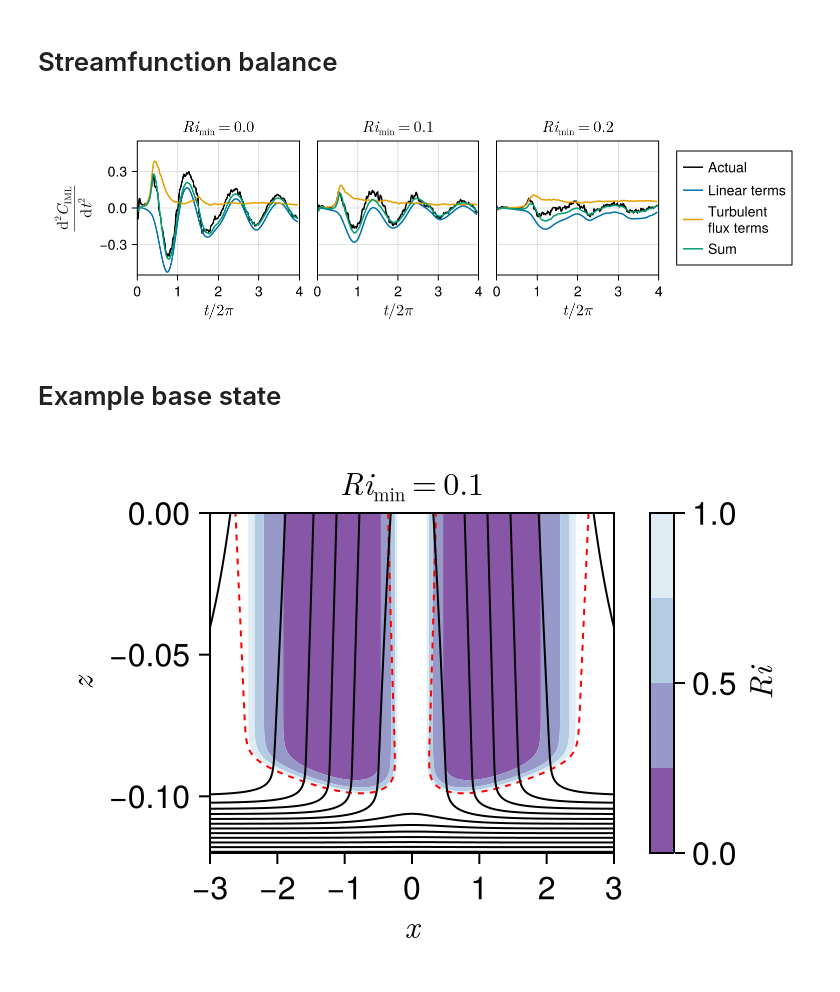
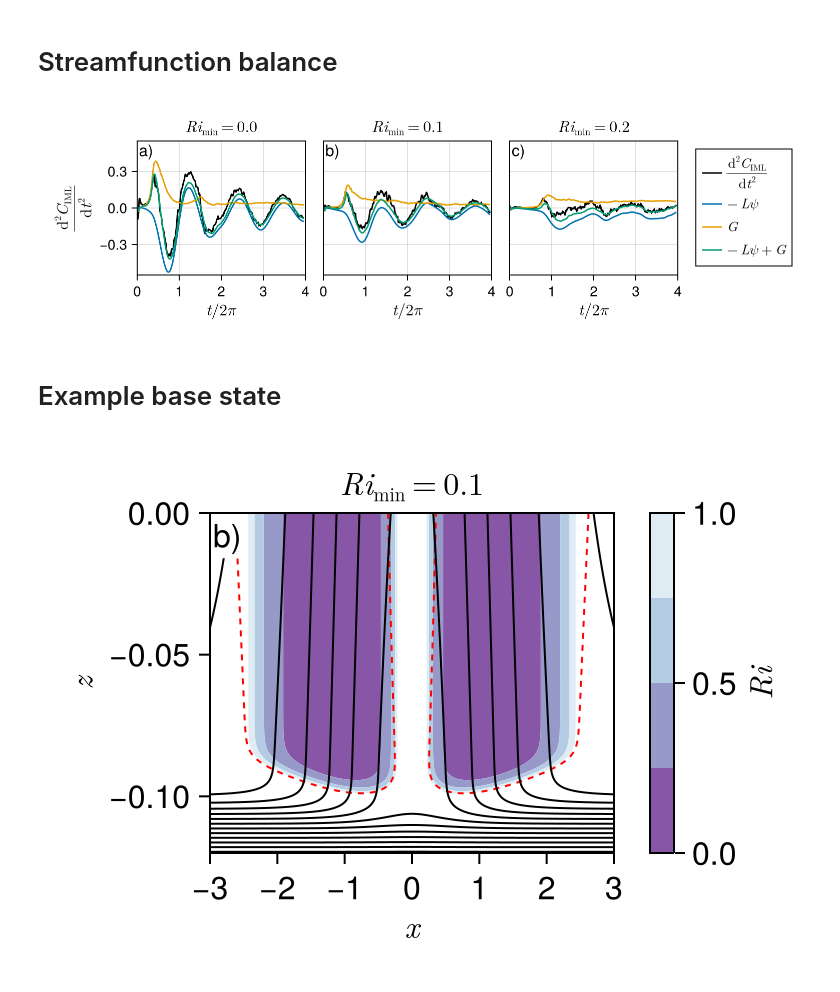
Before and after one commit to erin-atkinson/filament-instability, a Jupyter notebook: notebook/PaperFigures.ipynb, the cells around one changed output. Saved outputs shown, nothing was run; the diff lists cells and outputs as text; code cells hidden in the pictures.

```diff
--- a/notebook/PaperFigures.ipynb
+++ b/notebook/PaperFigures.ipynb
@@ -202,9 +239,22 @@ fig = let
         #contour!(ax, xs, zs, ψ; colormap=ψ_colors, linestyle=:dash, levels=ψ_levels, linewidth=1.5)
         ht
     end
+    map(enumerate(times)) do (i, t)
+        gl = GridLayout(fig[1, i],
+                tellwidth = false,
+                tellheight = false,
+                halign = :left,
+                valign = :top,
+            )
+            Box(gl[1, 1], color = :white, strokecolor = :black, strokewidth = 0)
+            Label(gl[1, 1], ["a)", "b)", "c)"][i],
+                fontsize = 16,
+                padding = (2, 2, 2, 2),
+            )
+    end
     Colorbar(fig[1, 4], hts[1]; label=L"\overline{q}")
     fig
 end
-#save("../output/paper_figures/v_figure.png", fig; px_per_unit=2)
+save("../output/paper_figures/q_figure.png", fig; px_per_unit=2)
 fig
 # %% [output]
@@ -212,5 +262,5 @@ fig
 # %%
-fig = let foldernames = foldernames[1:3]
+fig = let foldernames = foldernames[1:5]
     from_dfm = false
     fig = Figure(; size=(1000, 300)./1.3)
     # First figure is a plot of integrated PV
@@ -248,11 +298,11 @@ fig = let foldernames = foldernames[1:3]
             q_vol = map(iterations) do iteration
                 file["timeseries/q_vol$(from_dfm ? "_from_dfm" : "")/$iteration"][1]
             end
-            ts[init_iter:end], q_vol[init_iter:end] .- q_vol[init_iter]
+            ts[init_iter:end], q_vol[init_iter:end]# .- q_vol[init_iter]
         end
         lines!(ax, ts, q_vol)
     end
-    Legend(fig[1, 3], lns, runlabels[1:3], legendtitle)
+    Legend(fig[1, 3], lns, runlabels[1:5], legendtitle)
     fig
 end
 #save("../output/paper_figures/PV_figure.png", fig; px_per_unit=2)
@@ -262,7 +312,7 @@ fig
 # %% [markdown]
 # Surface buoyancy gradient
 # %%
-fig = let foldernames = foldernames[1:3]
+fig = let foldernames = foldernames[1:4]
     fig = Figure(; size=(1000, 300)./1.3)
     z = -0.01
     ax = Axis(fig[1, 1]; xlabel=L"t / 2\pi", ylabel=L"\frac{1}{2}b_x^2", limits=((0, 4), nothing), title="z=$z")
@@ -287,7 +337,7 @@ fig = let foldernames = foldernames[1:3]
         end
         lines!(ax, ts, M²)
     end
-    Legend(fig[1, 2], lns, runlabels[1:3], legendtitle)
+    Legend(fig[1, 2], lns, runlabels[1:4], legendtitle)
     fig
 end
 save("../output/paper_figures/buoyancy_gradient_figure.png", fig; px_per_unit=2)
@@ -436,35 +524,47 @@ fig = let foldernames = foldernames[1:3]
                 sum(a[x_inds, z_inds]) * Δx
             end
             F_nl, F_other, F_VSP, F_BFLUX
         end
 
         # Plot
         ax = Axis(fig[1, i];
             xlabel=L"t / 2\pi",
             ylabel=L"\frac{\text{d}^2 C_{\text{IML}}}{\text{d}t^2}",
             title=L"Ri_\text{min}=%$(round(sp.Ri, digits=2))",
             limits=(0, 4, -0.55, 0.55),
             xlabelsize=16, ylabelsize=16, titlesize=16
         )
         lns = [
             lines!(ax, ts, -∇²ψ_tt; color=:black),
             lines!(ax, ts, -Lψ),
             lines!(ax, ts, F_VSP + F_BFLUX + 0F_other),
             lines!(ax, ts, -Lψ + F_VSP + F_BFLUX + 0F_other)
         ]
 
+        gl = GridLayout(fig[1, i],
+            tellwidth = false,
+            tellheight = false,
+            halign = :left,
+            valign = :top,
+        )
+        Box(gl[1, 1], color = :white, strokecolor = :black, strokewidth = 0)
+        Label(gl[1, 1], ["a)", "b)", "c)"][i],
+            fontsize = 16,
+            padding = (2, 2, 2, 0),
+        )
+
         i != 1 && hideydecorations!(ax, grid=false)
 
         # Add a legend for the last one
-        i == length(foldernames) && Legend(fig[1, i+1], lns, ["Actual", "Linear terms", "Turbulent\nflux terms", "Sum"])
+        i == length(foldernames) && Legend(fig[1, i+1], lns, [L"\frac{\text{d}^2 C_{\text{IML}}}{\text{d}t^2}", L"-L\psi", L"G", L"-L\psi + G"])
 
     end
     fig
 end
 save("../output/paper_figures/streamfunction_evolution_figure.png", fig; px_per_unit=2)
 fig
 # %% [output]
-[figure, old version]
+[figure, new version]
 # %% [markdown]
 # Example base state
 # %%
@@ -503,8 +603,20 @@ contour!(ax, xs, zs, PV, levels=[0], color=(:red, 1.0), linestyle=:dash)
 contour!(ax, xs, zs, b; color=:black, levels=b(Inf, -2sp.H):bstep:b(Inf, 0))
 Colorbar(fig[1, 2], ct; label=L"Ri")
 
+gl = GridLayout(fig[1, 1],
+    tellwidth = false,
+    tellheight = false,
+    halign = :left,
+    valign = :top,
+)
+Box(gl[1, 1], color = :white, strokecolor = :black, strokewidth = 0)
+Label(gl[1, 1], "b)",
+    fontsize = 16,
+    padding = (1, 1, 2, 2),
+)
+
 save("../output/paper_figures/pvRi_figure.png", fig; px_per_unit=4)
 
 fig
 # %% [output]
-[figure, old version]
+[figure, new version]
```
Also changed, not shown: parts of 14 cells of this notebook, 3 other files.
